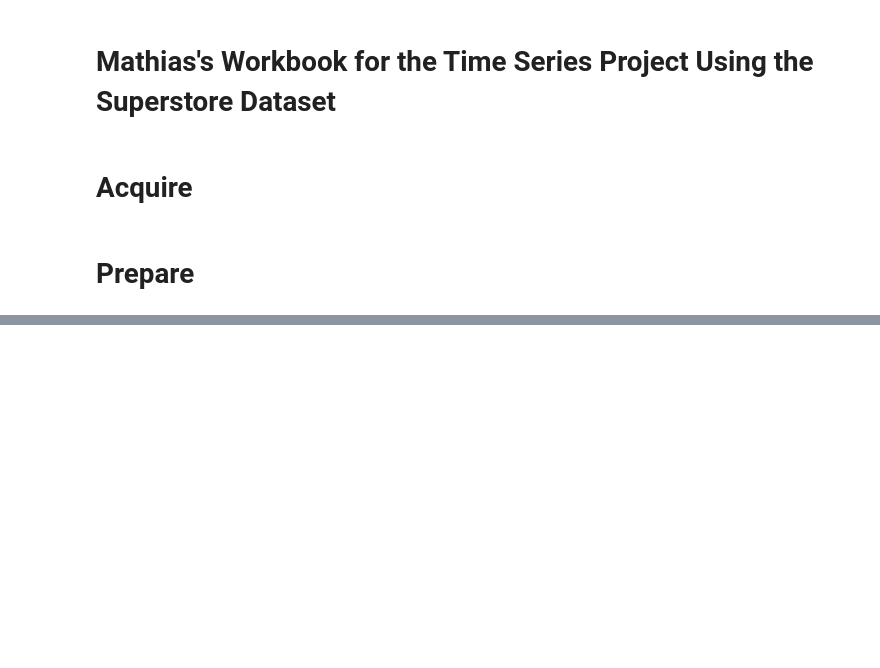
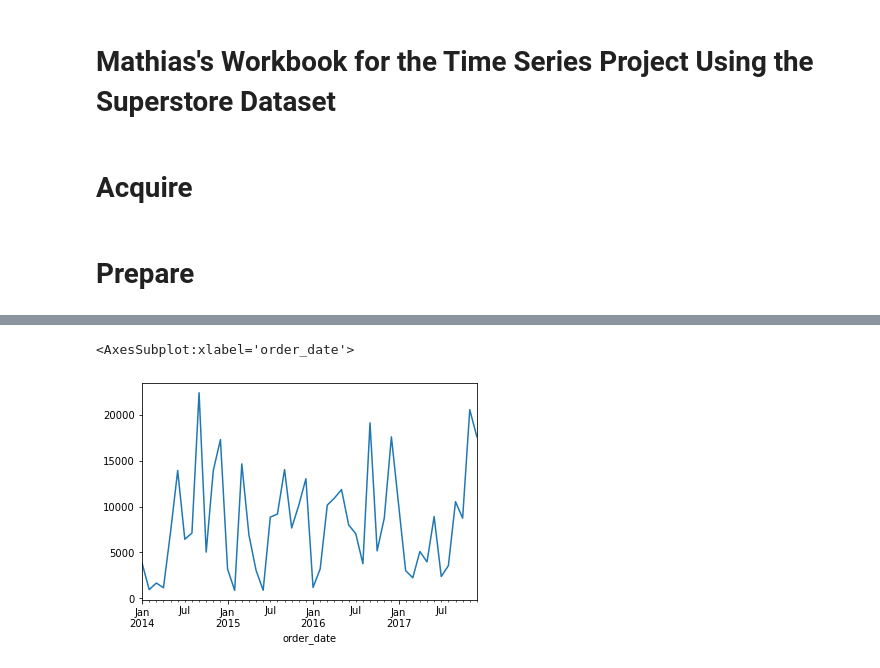
Before and after one commit to long-name-gang/time_series-project, a Jupyter notebook: mathias_work.ipynb, the cells around one changed output, grey strips where cells are left out. Saved outputs shown, nothing was run; the diff lists cells and outputs as text; code cells hidden in the pictures; blank space fills up the shorter version.

```diff
--- a/mathias_work.ipynb
+++ b/mathias_work.ipynb
@@ -150,0 +358,6 @@ ssdb.head()
+# %%
+# Explore sales
+ssdb['sales'].resample('M').sum().plot()
+# %% [output]
+<AxesSubplot:xlabel='order_date'>
+[figure, added]
```
Also changed, not shown: parts of 45 cells of this notebook, 1 other file.
